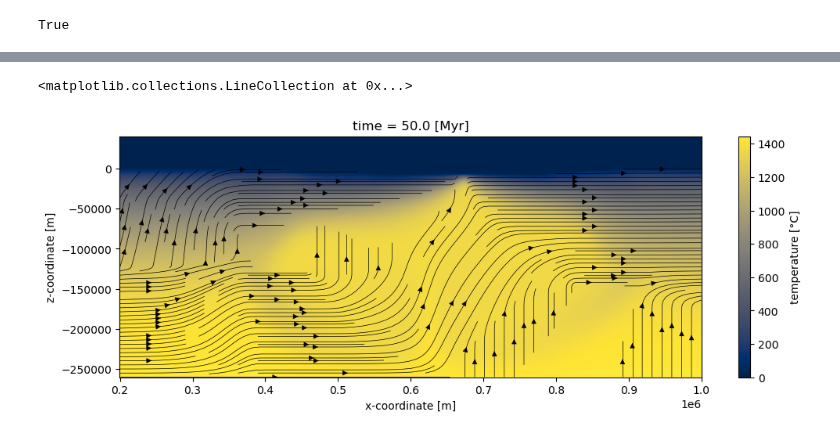
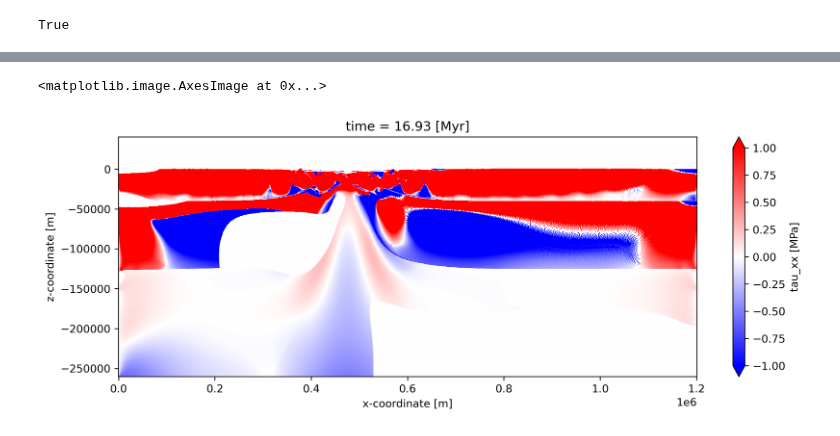
Before and after one commit to ggciag/tapioca, a Jupyter notebook: mandyoc_class_tests.ipynb, the cells around one changed output, grey strips where cells are left out. Saved outputs shown, nothing was run; the diff lists cells and outputs as text; code cells hidden in the pictures.

Commit message:
post-processing class was implemented as a DataTree Accessor, deviatoric stress field can be calculated. this function needs improvements

```diff
--- a/mandyoc_class_tests.ipynb
+++ b/mandyoc_class_tests.ipynb
@@ -601,11 +644,12 @@ strain
 # %%
-plt.figure(figsize=(12,4))
-mesh = cs15_50myr.mesh['original'].ds
-mesh['temperature'].plot.pcolormesh(x='x',y='z',cmap='cividis')
-mesh.plot.streamplot(x='x',y='z',u='vx',v='vy', broken_streamlines=True,
-                    density=2.0,
-                    color='black', linewidth=0.5)
+cs15_tsel = scen.DTree.sel(time=17,method='nearest').sel(x=slice(0e3,1200e3)) # selecting all data at
+mesh = cs15_tsel.mesh['original'].ds
-# %% [output]
-<matplotlib.collections.LineCollection at 0x...>
-[figure, removed]
+# %%
+plt.figure(figsize=(12,4),dpi=300)
+mesh['tau_xx'].plot.imshow(x='x',y='z', cmap='bwr', vmin=-1,vmax=1)
+#plt.ylim(-100e3,5e3)
+#mesh['temperature'].plot.contour(x='x',y='z',colors='black',levels=np.linspace(100,1300,7))
+# %% [output]
+<matplotlib.image.AxesImage at 0x...>
+[figure, added]
 # %%
```
Also changed, not shown: parts of 12 cells of this notebook.
